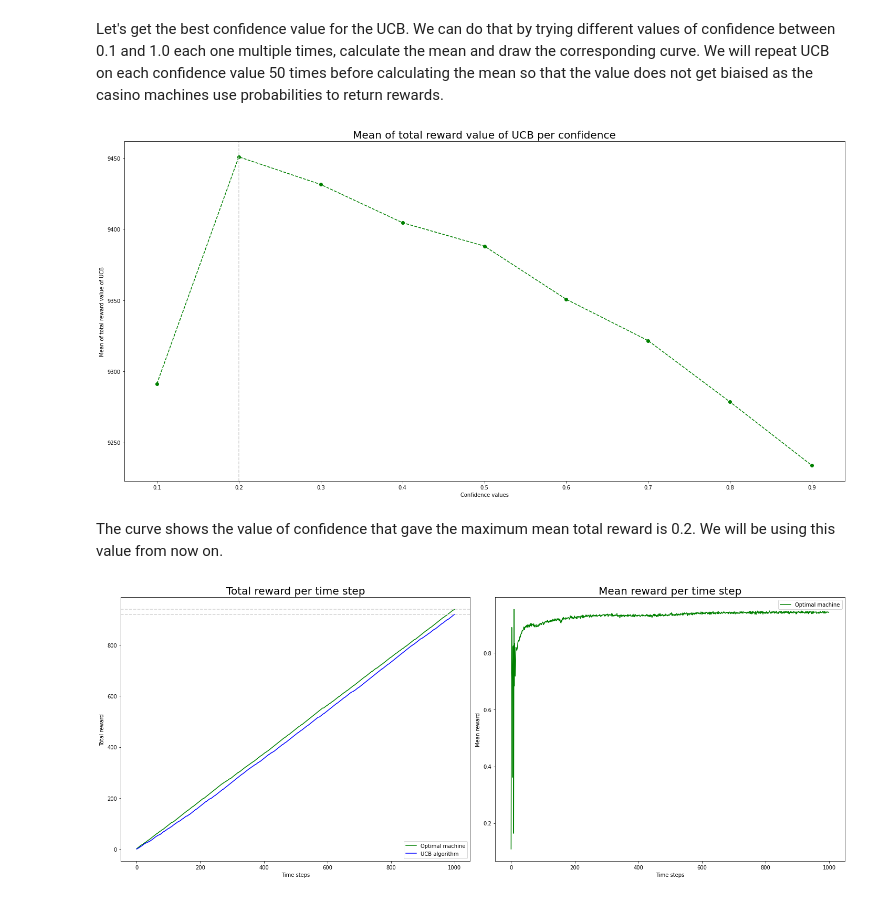
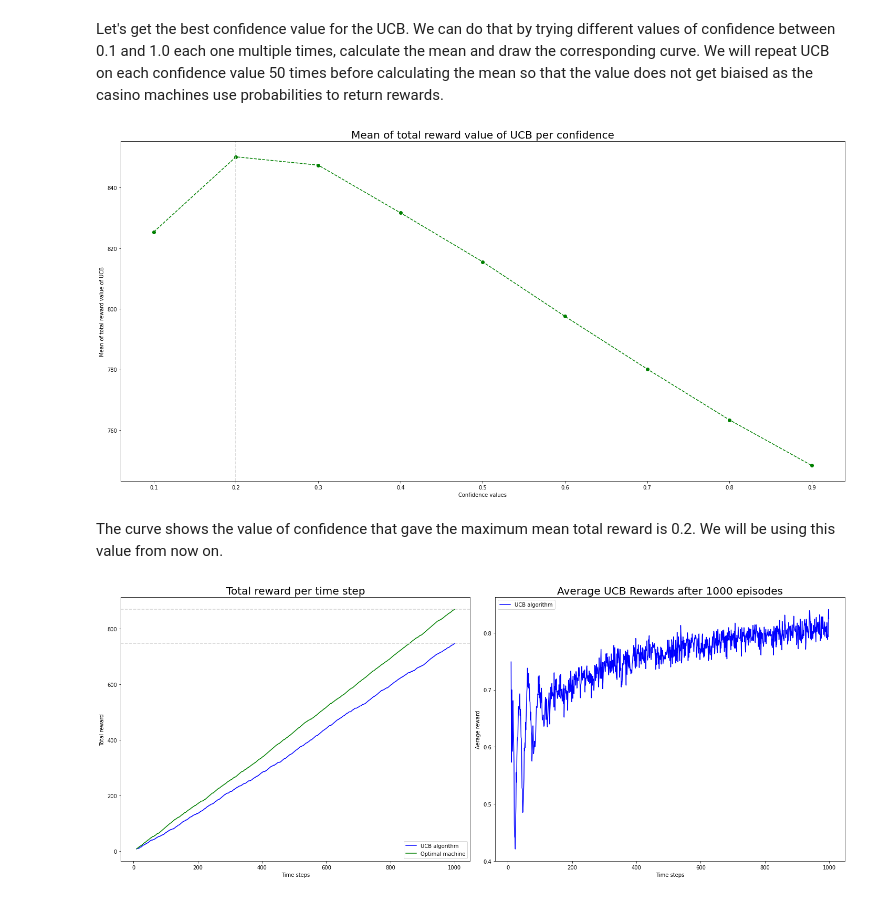
Before and after one commit to jizekki/monte-carlo, a Jupyter notebook: notebook.ipynb, the cells around one changed output. Saved outputs shown, nothing was run; the diff lists cells and outputs as text; code cells hidden in the pictures.

```diff
--- a/notebook.ipynb
+++ b/notebook.ipynb
@@ -21,22 +21,24 @@ from IPython.core.pylabtools import figsize
 - Once this is done, we can create an instance of `UCB` that will use the created casino for the calculations and an initial cerdit of 1000.
 # %%
 nb_machines = 10
-initial_credits = 1_000
+initial_credit = 1000
 
 casino = Casino(nb=nb_machines)
-ucb = UCB(casino, initialCredits=initial_credits)
+ucb = UCB(casino, initialCredit=initial_credit, confidence=1)
 # %% [markdown]
 Let's get the best confidence value for the UCB. We can do that by trying different values of confidence between 0.1 and 1.0 each one multiple times, calculate the mean and draw the corresponding curve. We will repeat UCB on each confidence value 50 times before calculating the mean so that the value does not get biaised as the casino machines use probabilities to return rewards.
 # %%
 confidence_values = np.arange(0.1, 1.0, 0.1)
 total_rewards = []
-repetition = 50
-with tqdm(total=len(confidence_values) * repetition) as pbar:
+repetition = 100
+with tqdm(
+    total=len(confidence_values) * repetition, desc="Looking for the best confidence"
+) as pbar:
     for c in range(len(confidence_values)):
-        reward = 0
+        ucb.confidence = confidence_values[c]
+        reward = 0.0
         for i in range(repetition):
-            reward += ucb.do_ucb(confidence_values[c])
-            ucb.initialize()
+            reward += ucb.do_ucb()  # automatically initializes environment at each call
             pbar.update(1)
         total_rewards.append(reward / repetition)
 
@@ -51,20 +53,20 @@ ax.axvline(
 )
 fig.tight_layout()
 # %% [output]
-[figure, old version]
+[figure, new version]
 # %% [markdown]
 The curve shows the value of confidence that gave the maximum mean total reward is 0.2. We will be using this value from now on.
 # %%
-confidence = 0.2
+ucb.confidece = 0.2
 # %%
 # UCB rewards and UCB cumulative rewards
 ucb_rewards = []
 time_steps = range(initial_credits)
 ucb.initialize()
-reward, _ = ucb.do_one_step_ucb(confidence)
+reward, _ = ucb.do_one_step_ucb()
 while reward is not None:
     ucb_rewards.append(reward)
-    reward, _ = ucb.do_one_step_ucb(confidence)
+    reward, _ = ucb.do_one_step_ucb()
 cumulative_ucb_rewards = np.cumsum(ucb_rewards)
 
 # Optimal rewards and cumulative optimal rewards
@@ -72,37 +74,37 @@ optimal_rewards = [casino.real_best_choice().play() for _ in range(initial_credi
 cumulative_optimal_rewards = np.cumsum(optimal_rewards)
 # %%
 # Mean UCB rewards per time
-episodes = 1000
-ucb_rewards_2 = np.zeros((episodes, initial_credits))
-for episode in tqdm(range(episodes), desc="Mean UCB rewards per time"):
+ucb_rewards = np.zeros(initial_credit)
+episodes = 1000  # A thousand for final results
+
+for episode in tqdm(range(episodes), desc=f"Running {episodes} episodes"):
     ucb.initialize()
-    reward, time_step = ucb.do_one_step_ucb(confidence)
+    reward, time_step = ucb.do_one_step_ucb()
+    episode_rewards = np.zeros(initial_credit)
     while reward is not None:
-        ucb_rewards_2[episode, time_step] = reward
-        reward, time_step = ucb.do_one_step_ucb(confidence)
+        episode_rewards[time_step] = reward
+        reward, time_step = ucb.do_one_step_ucb()
 
-mean_ucb_rewards = ucb_rewards_2.mean(axis=0)
+    ucb_rewards = ucb_rewards + (episode_rewards - ucb_rewards) / (episode + 1)
 # %%
 fig, (ax1, ax2) = plt.subplots(1, 2, figsize=(20, 8))
-ax1.plot(time_steps, cumulative_optimal_rewards, color="g", label="Optimal machine")
-ax1.plot(time_steps, cumulative_ucb_rewards, color="b", label="UCB algorithm")
+
+# We remove the first nb=10 time steps from the plot as they were only used for initializing UCB rewards
+ax1.plot(time_steps[10:], cumulative_ucb_rewards[10:], color="b", label="UCB algorithm")
+ax1.plot(time_steps[10:], cumulative_optimal_rewards[10:], color="g", label="Optimal machine")
 ax1.axhline(y=np.max(cumulative_ucb_rewards), linestyle="--", color="lightgrey")
 ax1.axhline(y=np.max(cumulative_optimal_rewards), linestyle="--", color="lightgrey")
-
 ax1.set_ylabel("Total reward")
 ax1.set_xlabel("Time steps")
 ax1.set_title("Total reward per time step", fontsize=20)
 ax1.legend()
 
-
-ax2.plot(time_steps, mean_ucb_rewards, color="g", label="Optimal machine")
-# ax2.plot(time_steps, ucb_rewards, color="b", label="UCB algorithm")
-
-ax2.set_ylabel("Mean reward")
+ax2.plot(time_steps[10:], ucb_rewards[10:], color="b", label="UCB algorithm")
+ax2.set_ylabel("Aerage reward")
 ax2.set_xlabel("Time steps")
-ax2.set_title("Mean reward per time step", fontsize=20)
+ax2.set_title(f"Average UCB Rewards after {episodes} episodes", fontsize=20)
 ax2.legend()
 
 fig.tight_layout()
 # %% [output]
-[figure, old version]
+[figure, new version]
```
Also changed, not shown: parts of 5 cells of this notebook, 2 other files.
